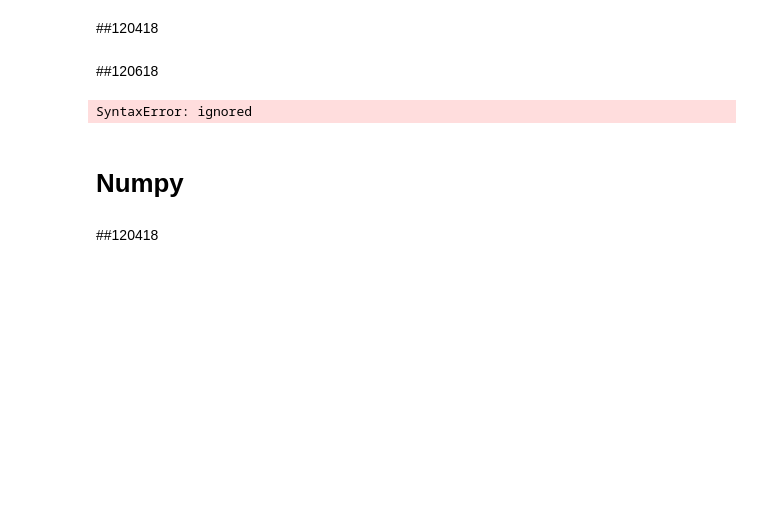
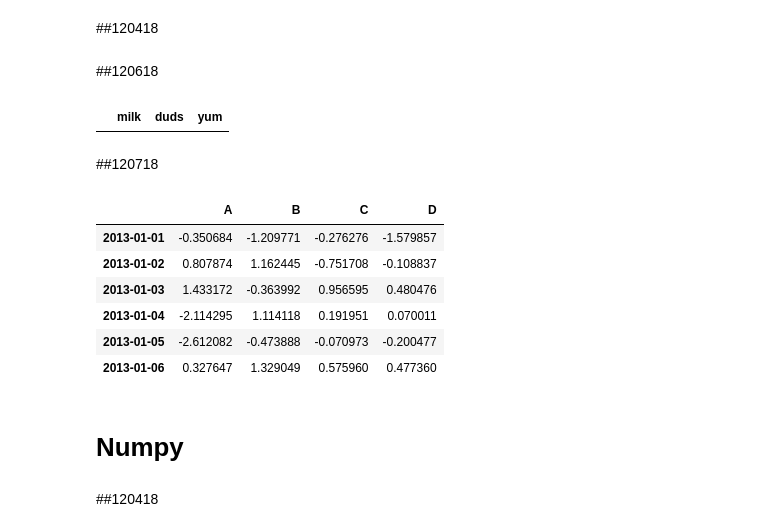
Before and after one commit to waterFlowin/AA-LearningPracticeML_DS_CS, a Jupyter notebook: AA_LearningPracticeML_DS_CS.ipynb, the cells around one changed output. Saved outputs shown, nothing was run; the diff lists cells and outputs as text; code cells hidden in the pictures; blank space fills up the shorter version.

Commit message:
Pandas Create a Series & DataFrame w/ datetime

```diff
--- a/AA_LearningPracticeML_DS_CS.ipynb
+++ b/AA_LearningPracticeML_DS_CS.ipynb
@@ -231,14 +231,34 @@ import pandas as pd
 # Data Frames
 df1 = pd.DataFrame({"a":[4,5,6],
                     "b":[7,8,9],
-                    "c":[10,11,12],
-                   index=['milk', 'duds', 'yum']})
+                    "c":[10,11,12]},
+                    columns=['milk', 'duds', 'yum'])
 
 df2 = pd.DataFrame([[4,7,10],
                     [5,8,11],
                     ])
+df1
 # %% [output]
-SyntaxError: ignored
+|  | milk | duds | yum |
+# %% [markdown]
+##120718
+# %%
+# Create a Series
+s = pd.Series([1,3,5,np.nan,6,8])
+
+# Create a DF by passing a np array, w/ a datetime index and labeled columns
+dates = pd.date_range('20130101', periods=6)
+df = pd.DataFrame(np.random.randn(6,4), index=dates, columns=list('ABCD'))
+
+df
+# %% [output]
+|  | A | B | C | D |
+| 2013-01-01 | -0.350684 | -1.209771 | -0.276276 | -1.579857 |
+| 2013-01-02 | 0.807874 | 1.162445 | -0.751708 | -0.108837 |
+| 2013-01-03 | 1.433172 | -0.363992 | 0.956595 | 0.480476 |
+| 2013-01-04 | -2.114295 | 1.114118 | 0.191951 | 0.070011 |
+| 2013-01-05 | -2.612082 | -0.473888 | -0.070973 | -0.200477 |
+| 2013-01-06 | 0.327647 | 1.329049 | 0.575960 | 0.477360 |
 # %% [markdown]
 # Numpy
 # %% [markdown]
```
Also changed, not shown: parts of 2 cells of this notebook.
